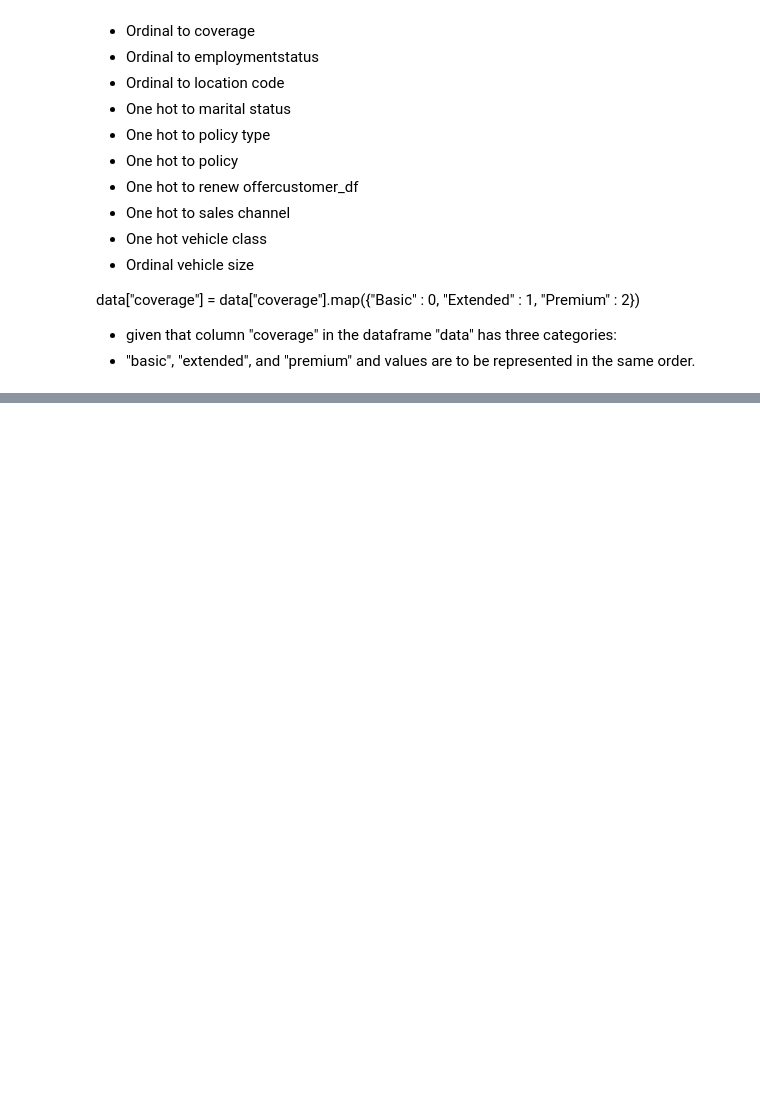
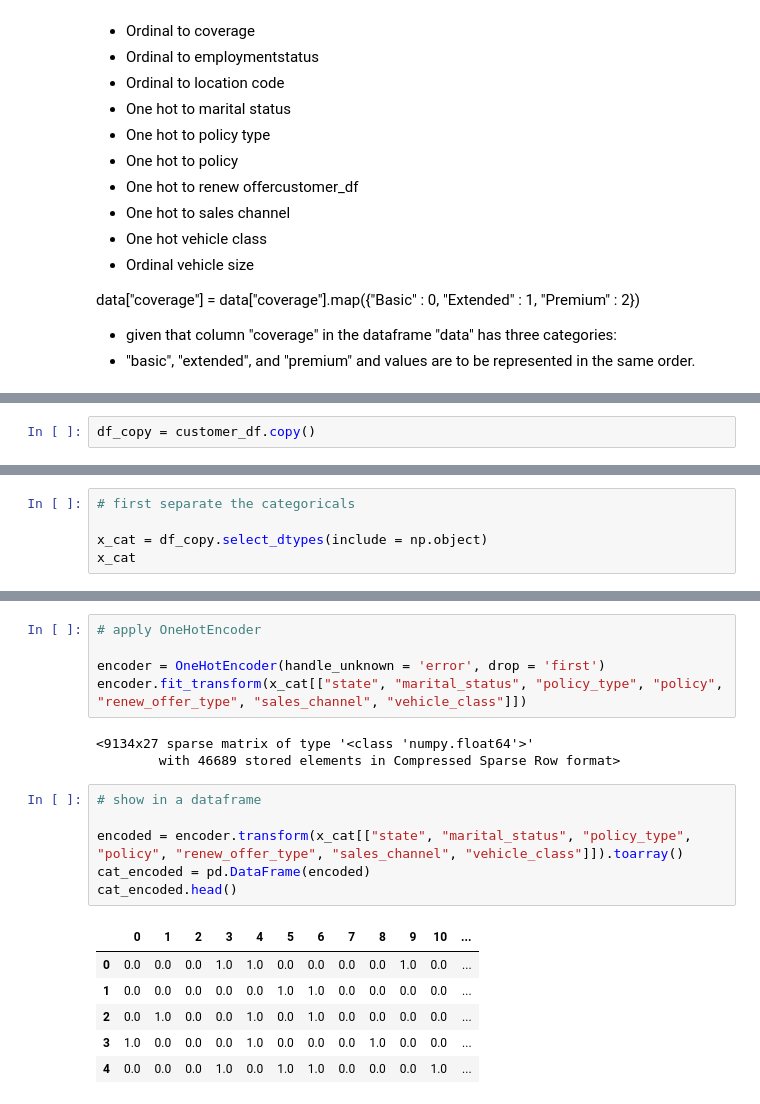
Before and after one commit to KirstyGos/lab-data-cleaning-and-wrangling, a Jupyter notebook: lab-data-cleaning-and-wrangling.ipynb, the cells around one changed output, grey strips where cells are left out. Drawn from its saved outputs; the diff is of its cells as text; blank space fills up the shorter version.

```diff
--- a/lab-data-cleaning-and-wrangling.ipynb
+++ b/lab-data-cleaning-and-wrangling.ipynb
@@ -376,0 +436,2 @@ data["coverage"] = data["coverage"].map({"Basic" : 0, "Extended" : 1, "Premium"
+# %%
+df_copy = customer_df.copy()
@@ -376,0 +502,5 @@ data["coverage"] = data["coverage"].map({"Basic" : 0, "Extended" : 1, "Premium"
+# %%
+# first separate the categoricals
+
+x_cat = df_copy.select_dtypes(include = np.object)
+x_cat
@@ -376,0 +521,21 @@ data["coverage"] = data["coverage"].map({"Basic" : 0, "Extended" : 1, "Premium"
+# %%
+# apply OneHotEncoder
+
+encoder = OneHotEncoder(handle_unknown = 'error', drop = 'first')
+encoder.fit_transform(x_cat[["state", "marital_status", "policy_type", "policy", "renew_offer_type", "sales_channel", "vehicle_class"]])
+# %% [output]
+<9134x27 sparse matrix of type '<class 'numpy.float64'>'
+        with 46689 stored elements in Compressed Sparse Row format>
+# %%
+# show in a dataframe
+
+encoded = encoder.transform(x_cat[["state", "marital_status", "policy_type", "policy", "renew_offer_type", "sales_channel", "vehicle_class"]]).toarray()
+cat_encoded = pd.DataFrame(encoded)
+cat_encoded.head()
+# %% [output]
+|  | 0 | 1 | 2 | 3 | 4 | 5 | 6 | 7 | 8 | 9 | 10 | ... |
+| 0 | 0.0 | 0.0 | 0.0 | 1.0 | 1.0 | 0.0 | 0.0 | 0.0 | 0.0 | 1.0 | 0.0 | ... |
+| 1 | 0.0 | 0.0 | 0.0 | 0.0 | 0.0 | 1.0 | 1.0 | 0.0 | 0.0 | 0.0 | 0.0 | ... |
+| 2 | 0.0 | 1.0 | 0.0 | 0.0 | 1.0 | 0.0 | 1.0 | 0.0 | 0.0 | 0.0 | 0.0 | ... |
+| 3 | 1.0 | 0.0 | 0.0 | 0.0 | 1.0 | 0.0 | 0.0 | 0.0 | 1.0 | 0.0 | 0.0 | ... |
+| 4 | 0.0 | 0.0 | 0.0 | 1.0 | 0.0 | 1.0 | 1.0 | 0.0 | 0.0 | 0.0 | 1.0 | ... |
```
Also changed, not shown: parts of 36 cells of this notebook.
